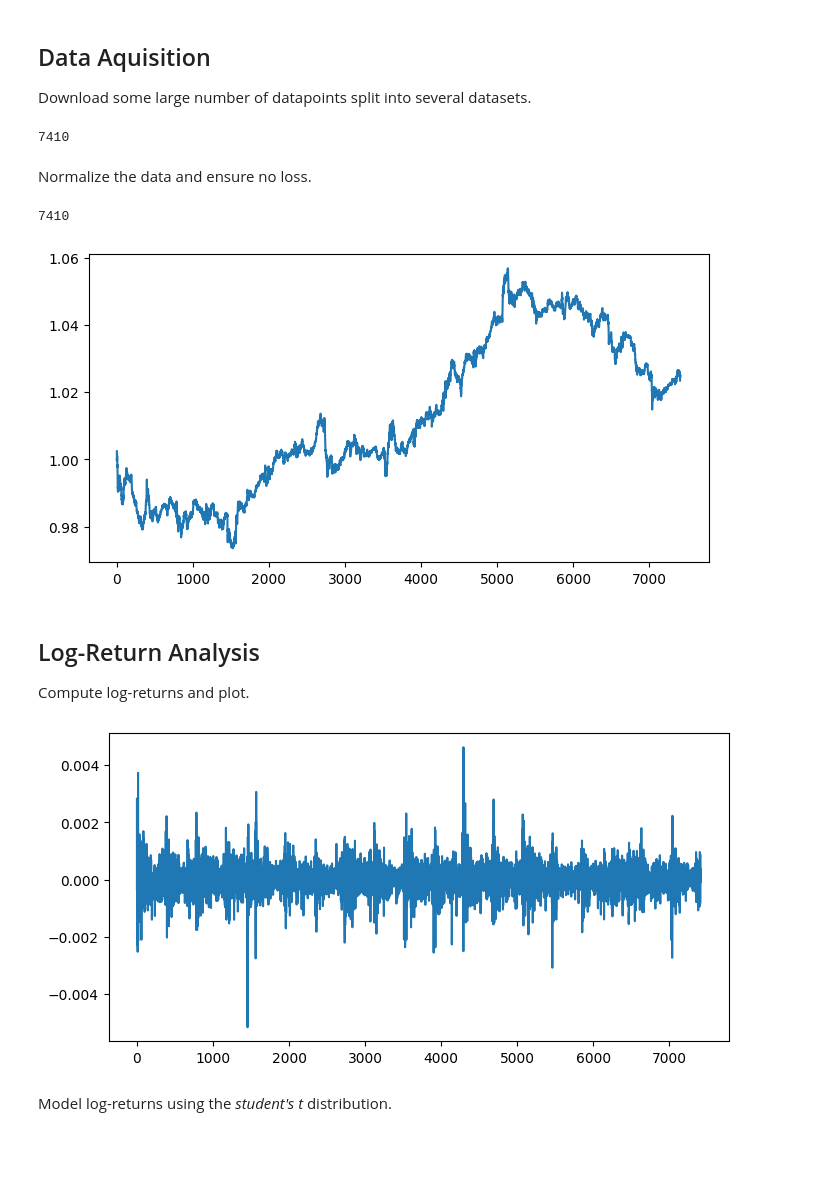
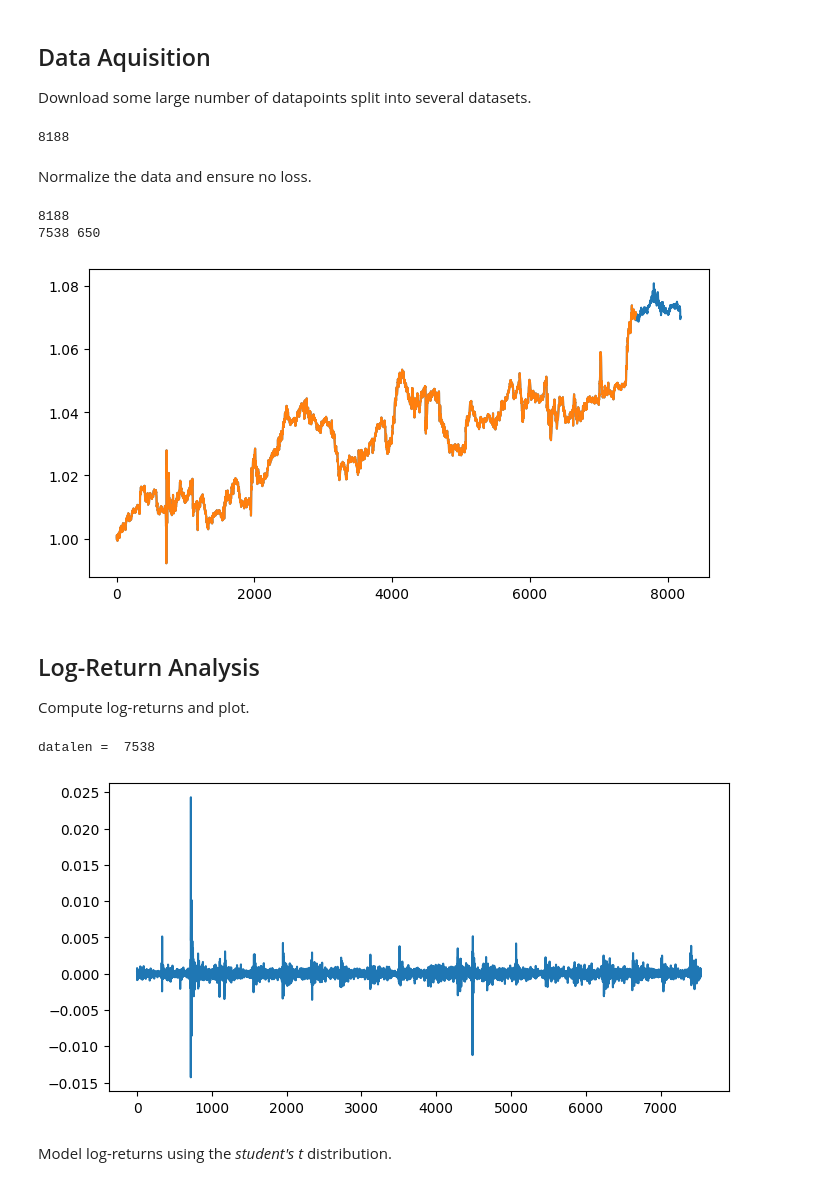
Before and after one commit to Juicestus/tradeautomation, a Jupyter notebook: strategies/stochastics/Interday Stochastic Process.ipynb, the cells around one changed output. Drawn from its saved outputs; the diff is of its cells as text; code cells hidden in the pictures; blank space fills up the shorter version.

```diff
--- a/strategies/stochastics/Interday Stochastic Process.ipynb
+++ b/strategies/stochastics/Interday Stochastic Process.ipynb
@@ -11,14 +15,14 @@ Download some large number of datapoints split into several datasets.
 import priceanalytics.data as data
 
 big_df = data.alpaca_download_single(
-    'AAPL',
+    'MSFT',
     past_days=30,
     interval=1
 )
 dfs = data.split_alpaca_on_day(big_df)
 print(sum([len(df) for df in dfs]))
 # %% [output]
-7410
+8188
 # %% [markdown]
 Normalize the data and ensure no loss.
 # %%
@@ -30,21 +34,34 @@ import numpy as np
 import priceanalytics.plot as plot
 import matplotlib.pyplot as plt
 
+split = -650
+sample = normalized[:split]
+test = normalized[split:]
+
+print(len(sample), len(test))
+
 with plot.MultiPlot(1, size=(8, 4)) as m:
+
     plt.plot(normalized)
+    plt.plot(sample)
 # %% [output]
-7410
+8188
+7538 650
-[figure, old version]
+[figure, new version]
 # %% [markdown]
 ## Log-Return Analysis
 
 Compute log-returns and plot.
 # %%
-log_returns = np.diff(np.log(normalized))
+log_returns = np.diff(np.log(sample))
+
+dlen = len(sample)
+print("datalen = ", dlen)
 
 with plot.MultiPlot(1, size=(8, 4)) as m:
     plt.plot(log_returns)
 # %% [output]
+datalen =  7538
-[figure, old version]
+[figure, new version]
 # %% [markdown]
 Model log-returns using the *student's t* distribution.
```
Also changed, not shown: parts of 4 cells of this notebook, 6 other files.
